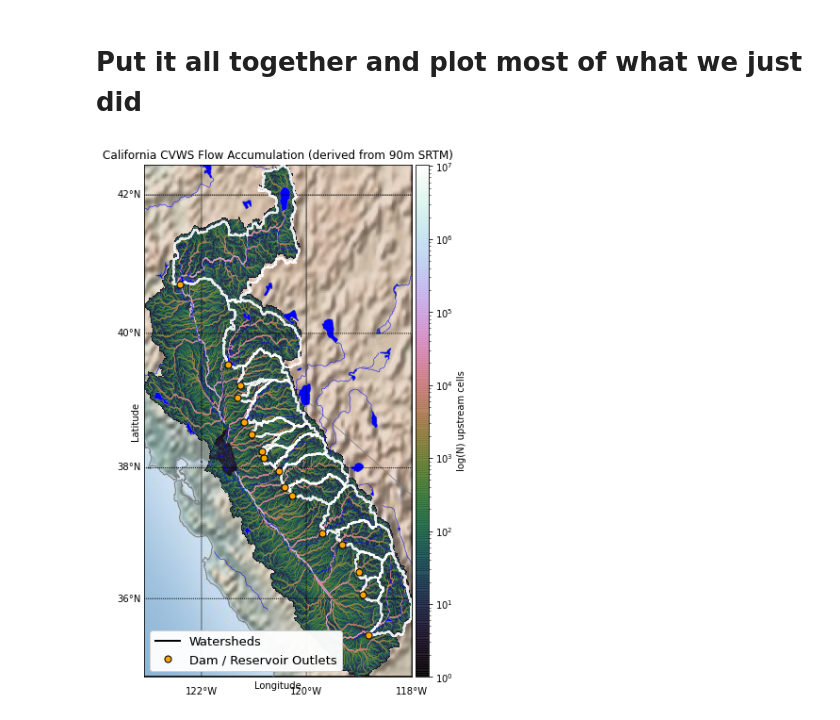
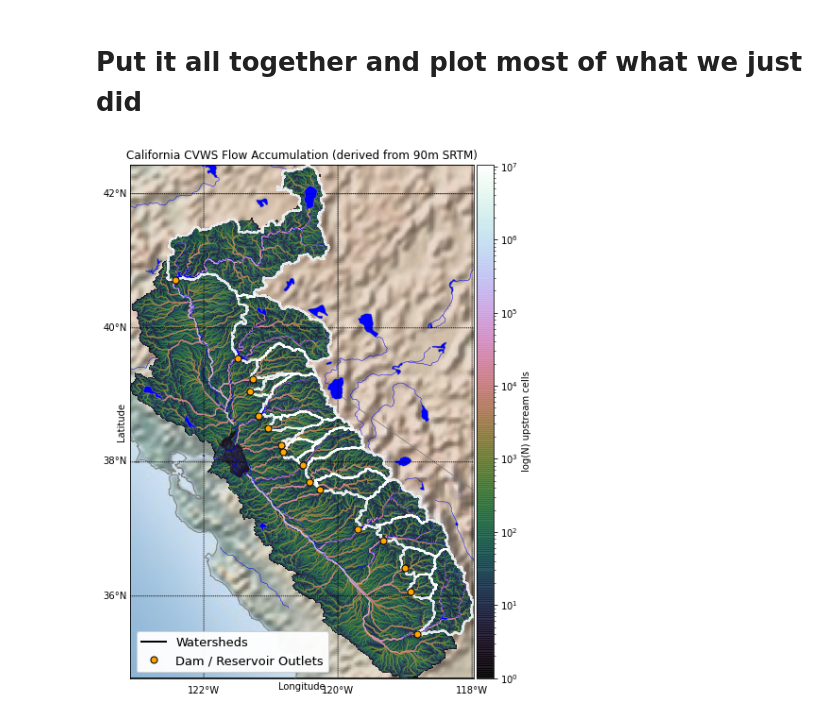
Before and after one commit to kashingtonDC/SierraSheds, a Jupyter notebook: code/sierra_wshed_delineation.ipynb, the cells around one changed output. Saved outputs shown, nothing was run; the diff lists cells and outputs as text; code cells hidden in the pictures.

Commit message:
fix basemap projection

```diff
--- a/code/sierra_wshed_delineation.ipynb
+++ b/code/sierra_wshed_delineation.ipynb
@@ -224,9 +224,11 @@ for i in outflows[:].iterrows():
     if not df.Station is None:
         stname = df.Station
         riverB = df['River Basi']
+        stid = df.ID
     else:
         stname  = df.gauge_id
         riverB = q_in_lookup[df.gauge_id]
+        stid = df.gauge_id
 
     print("Processing "  + stname)
     # Delineate the catchment
@@ -234,7 +236,7 @@ for i in outflows[:].iterrows():
                recursionlimit=15000, xytype='label', nodata_out=0)
 
     npix = np.nansum(grid.view('catch') > 0)
-    wshed_area = 90*90*int(npix)*1e-6
+    wshed_area = 90*90*int(npix)*1e-6 # calc approximate wshed area for 90m pixels --> sq km
 
     # Plot the result
     grid.clip_to('catch')
@@ -261,6 +263,7 @@ for i in outflows[:].iterrows():
             gdf['outlet_id'] = stname
             gdf['area_km2'] = wshed_area
             gdf['catch_name'] = riverB
+            gdf['stid'] = stid
 
     gdf.to_file("../shape/catchment_{}.shp".format(i[0]))
     print("wrote ../shape/catchment_{}.shp".format(i[0]))
@@ -361,8 +364,8 @@ urlon, urlat = imextent[2], imextent[3]
 f, ax1 = plt.subplots(1,1,figsize=(12,10))
 
 # Initialize the basemap
-m = Basemap(ax = ax1,projection='merc', ellps='WGS84',resolution='f',
-            llcrnrlon=lllon, urcrnrlon=urlon, llcrnrlat=lllat, urcrnrlat=urlat) # CVWS bbox for basemap
+m = Basemap(ax = ax1,epsg='4326', ellps='WGS84',resolution='f', llcrnrlon=lllon, urcrnrlon=urlon, llcrnrlat=lllat, urcrnrlat=urlat,
+            lat_0= (lllat + urlat) / 2, lon_0= (lllon + urlon) / 2)
 
 # Add stuff to basemap
 m.shadedrelief(zorder = 0)
@@ -381,34 +384,34 @@ m.drawmeridians(meridians,labels=[True,False,False,True]) # [left,right,top,bott
 
 # Draw the watersheds we delineated
 draw_polys(scatch, m, alpha = 0.9, edgecolor = 'white', lw = 1.5, fill = False)
 draw_points(outlets,m, alpha = 1,  color= 'orange', edgecolor = 'black')
 
 # Plot flowdir array
 im = m.imshow(np.flipud(grid.view('acc')), cmap='cubehelix', extent = grid.extent,
                    norm=colors.LogNorm(vmin=1, vmax=grid.acc.max()), zorder=1, alpha = 0.9)
 ax1.set_title("California CVWS Flow Accumulation (derived from 90m SRTM)")
 ax1.set_ylabel("Latitude")
 ax1.set_xlabel("Longitude")
 
 # Set location of the colorbar
 divider = make_axes_locatable(ax1)
 cax = divider.append_axes("right", size="5%", pad=0.05)
 f.colorbar(mappable=im, cax=cax, label='log(N) upstream cells')
 
 # Make the first legend (upper left of map)
 custom_lines = [Line2D([0], [0], color='black', lw=2),
                 Line2D([0], [0], linewidth=0, marker='o', markersize=7, markeredgecolor = 'black',markerfacecolor="orange"),
                 ]
 
 leg1 = ax1.legend(custom_lines, ["Watersheds", 'Dam / Reservoir Outlets'],
                     loc = "lower left",
                     prop={'size':13})
 
 ax1.add_artist(leg1)
 
 plt.show()
 # %% [output]
-[figure, old version]
+[figure, new version]
 # %%
 scatch.to_file("../shape/sierra_catchments.shp")
 # %%
```
Also changed, not shown: parts of 1 cell of this notebook.
